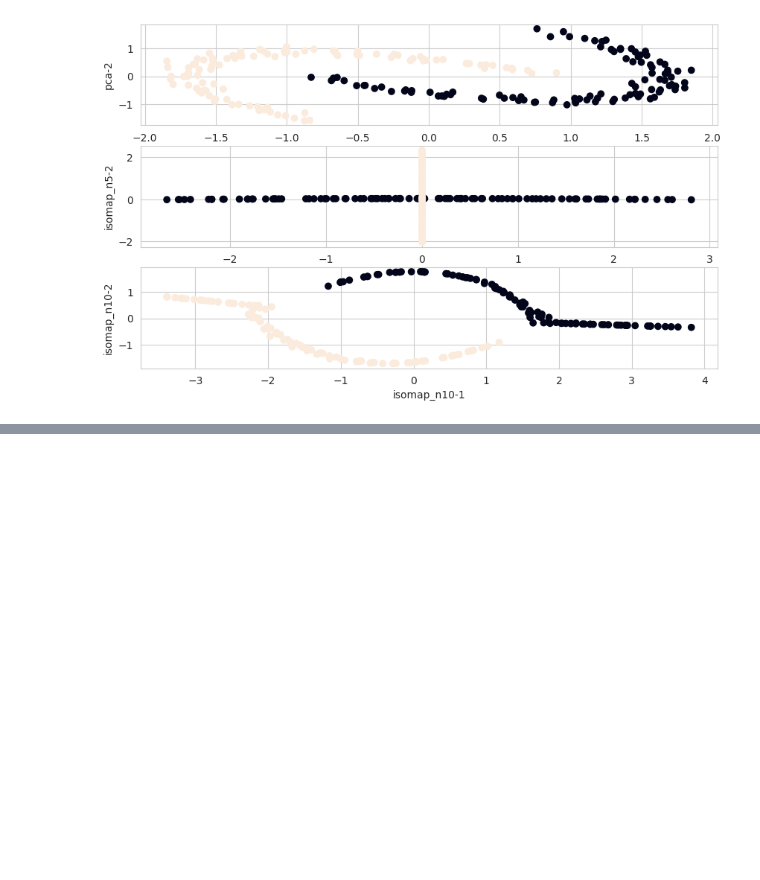
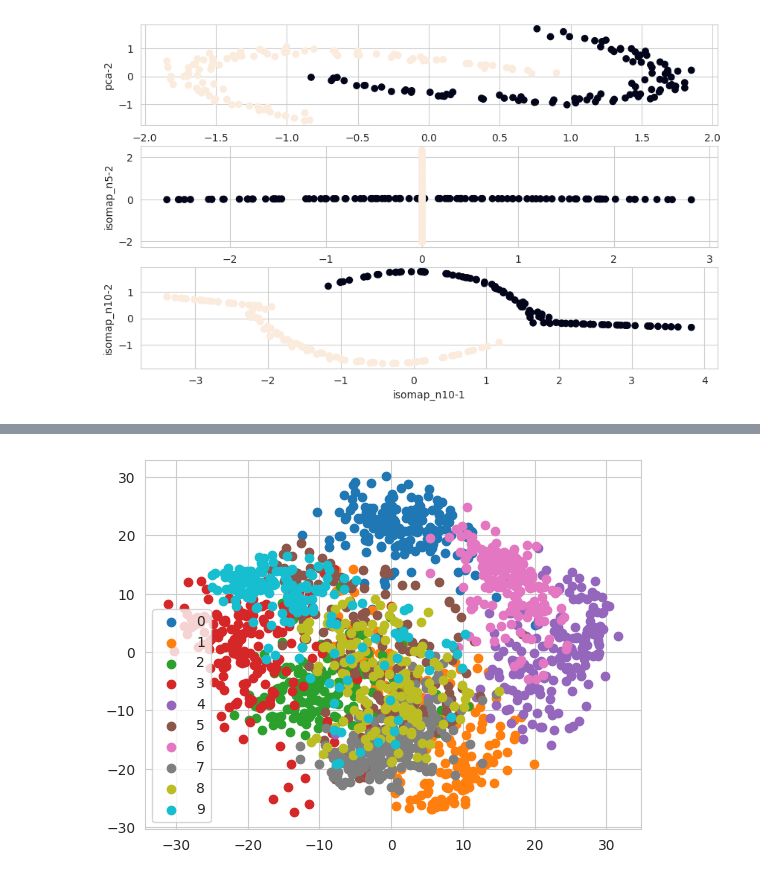
Before and after one commit to 1024xx4/ai_model_building_100, a Jupyter notebook: section03/section03.ipynb, the cells around one changed output, grey strips where cells are left out. Saved outputs shown, nothing was run; the diff lists cells and outputs as text; code cells hidden in the pictures; blank space fills up the shorter version.

```diff
--- a/section03/section03.ipynb
+++ b/section03/section03.ipynb
@@ -360,0 +394,12 @@ plt.show()
+# %%
+# PCA の結果
+from sklearn.decomposition import PCA
+
+X_reduced = PCA(n_components=2).fit_transform(digits.data)
+for each_label in digits.target_names:
+    c_plot_bool = digits.target == each_label
+    plt.scatter(X_reduced[c_plot_bool, 0], X_reduced[c_plot_bool, 1], label=f"{each_label}")
+    plt.legend()
+plt.show()
+# %% [output]
+[figure, added]
```
Also changed, not shown: parts of 6 cells of this notebook.
